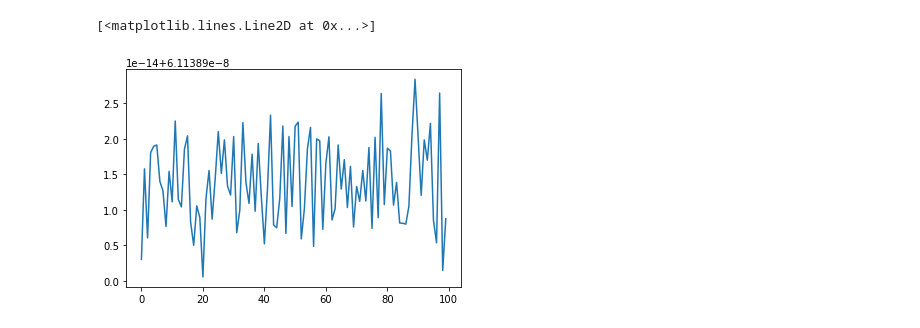
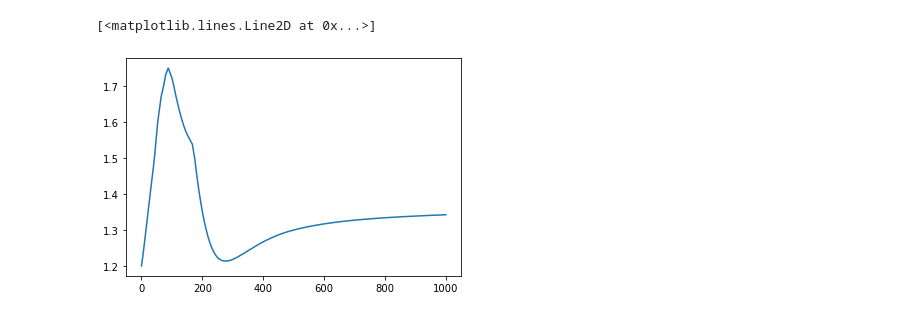
Before and after one commit to simonvary/landing-generalized-stiefel, a Jupyter notebook: test_ICA.ipynb, the cells around one changed output. Drawn from its saved outputs; the diff is of its cells as text; code cells hidden in the pictures.

```diff
--- a/test_ICA.ipynb
+++ b/test_ICA.ipynb
@@ -107,5 +98,14 @@ optimizerICA = RiemannianGeneralizedStiefel((x,), lr=learning_rate,eps_regul=1e-
+# %%
+learning_rate = 1e-1
+omega=1
+grad_type = 'precon'
+regul_type = 'matrix'
+
+#optimizerICA = LandingGeneralizedStiefel((x,), lr=learning_rate, omega=omega,grad_type=grad_type,regul_type=regul_type)
+
+optimizerICA = RiemannianGeneralizedStiefel((x,), lr=learning_rate,eps_regul=1e-8)
 # %%
-n_epochs = 100
+n_epochs = 1000
 averaging = True
 distances = []
 obj_values = []
@@ -133,7 +133,7 @@ for epoch in range(n_epochs):
     obj_values.append(objective(x))
     distances.append(distance(x))
 # %%
-plt.plot(obj_values)
+plt.plot(amari_distances)
 # %% [output]
 [<matplotlib.lines.Line2D at 0x...>]
-[figure, old version]
+[figure, new version]
```
Also changed, not shown: parts of 2 cells of this notebook.
